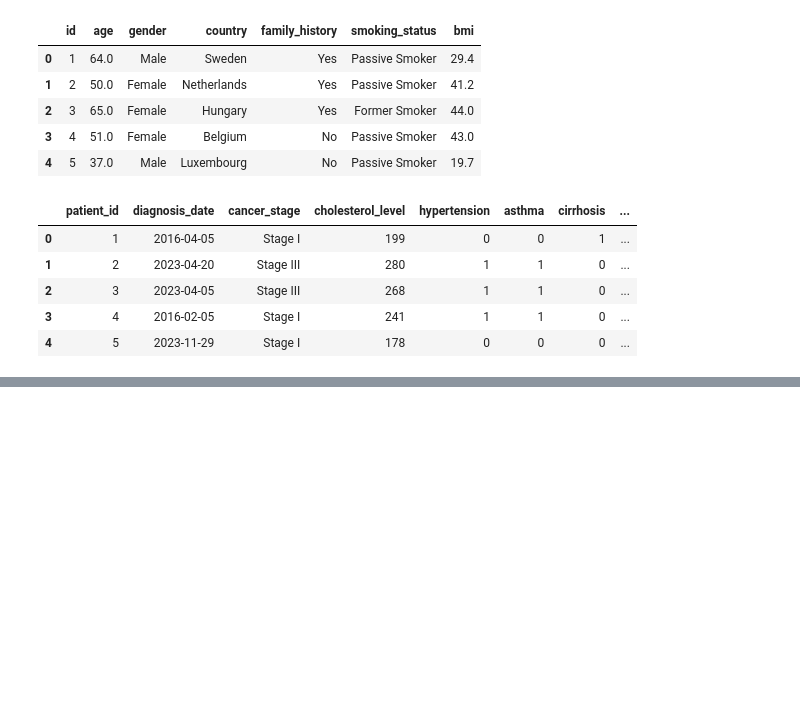
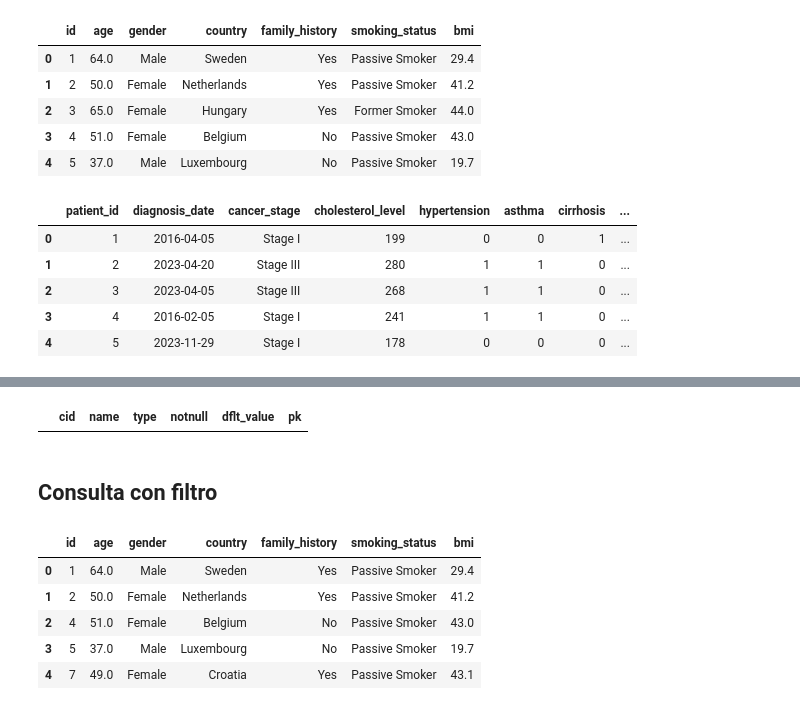
Before and after one commit to JuanDavidRamirezGarcia/Bigdata_2025-2, a Jupyter notebook: src/bigdata/actividad_1.ipynb, the cells around one changed output, grey strips where cells are left out. Cells and saved outputs as stored; diff of their text form; code cells hidden in the pictures; blank space fills up the shorter version.

```diff
--- a/src/bigdata/actividad_1.ipynb
+++ b/src/bigdata/actividad_1.ipynb
@@ -122,0 +202,39 @@ conn.close()
+# %%
+# Conectar a la base de datos
+conn = sqlite3.connect("cancer_db.db")
+
+# query
+query = """
+PRAGMA table_info(hsitorial);
+"""
+
+# Ejecutar el query y guardar el resultado en un DataFrame
+df_descripcion = pd.read_sql_query(query, conn)
+# Cerrar la conexión
+conn.close()
+df_descripcion.head(5)
+# %% [output]
+|  | cid | name | type | notnull | dflt_value | pk |
+# %% [markdown]
+## Consulta con filtro
+# %%
+# Conectar a la base de datos
+conn = sqlite3.connect("cancer_db.db")
+
+# query
+query = """
+SELECT * FROM pacientes WHERE smoking_status = 'Passive Smoker'
+"""
+
+# Ejecutar el query y guardar el resultado en un DataFrame
+df_filtro = pd.read_sql_query(query, conn)
+# Cerrar la conexión
+conn.close()
+df_filtro.head(5)
+# %% [output]
+|  | id | age | gender | country | family_history | smoking_status | bmi |
+| 0 | 1 | 64.0 | Male | Sweden | Yes | Passive Smoker | 29.4 |
+| 1 | 2 | 50.0 | Female | Netherlands | Yes | Passive Smoker | 41.2 |
+| 2 | 4 | 51.0 | Female | Belgium | No | Passive Smoker | 43.0 |
+| 3 | 5 | 37.0 | Male | Luxembourg | No | Passive Smoker | 19.7 |
+| 4 | 7 | 49.0 | Female | Croatia | Yes | Passive Smoker | 43.1 |
```
Also changed, not shown: parts of 18 cells of this notebook, 4 other files.
